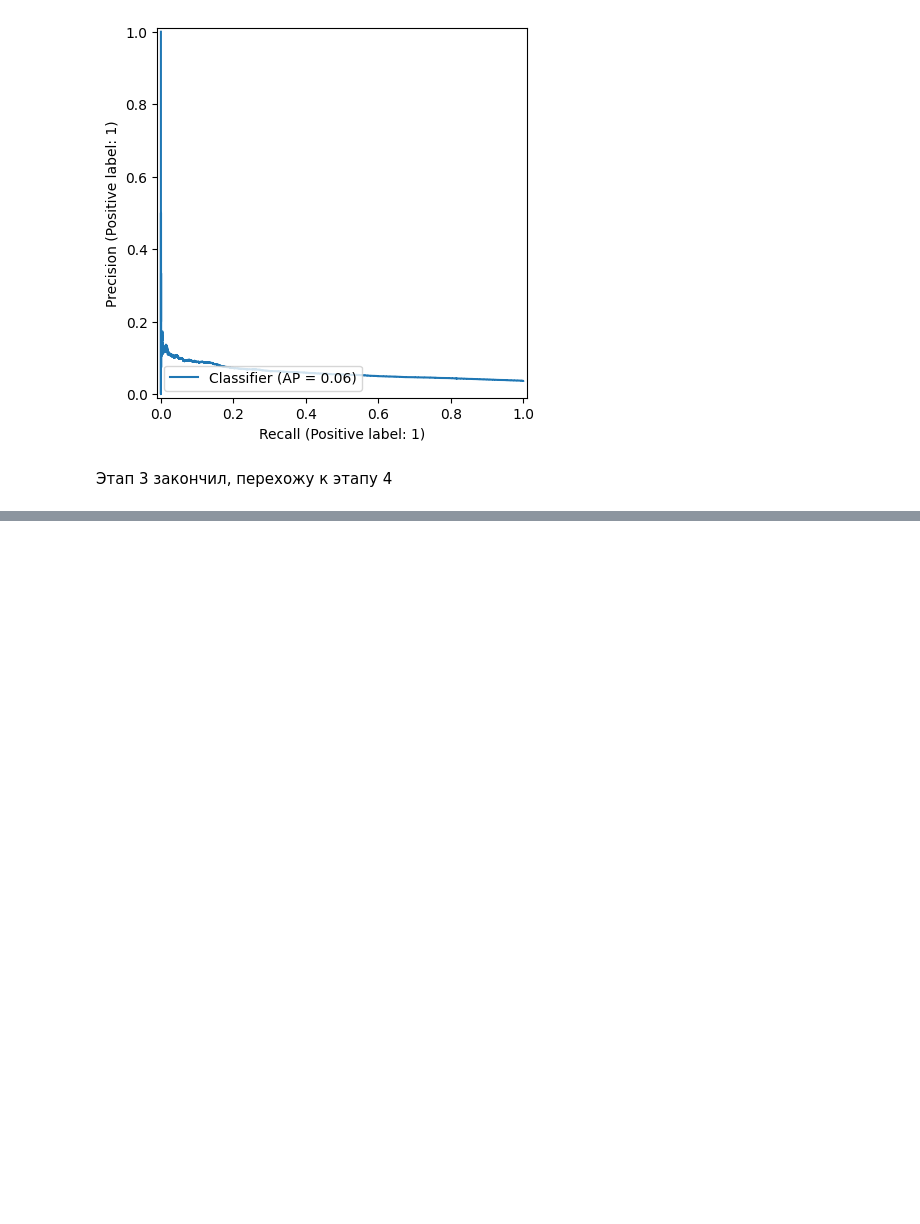
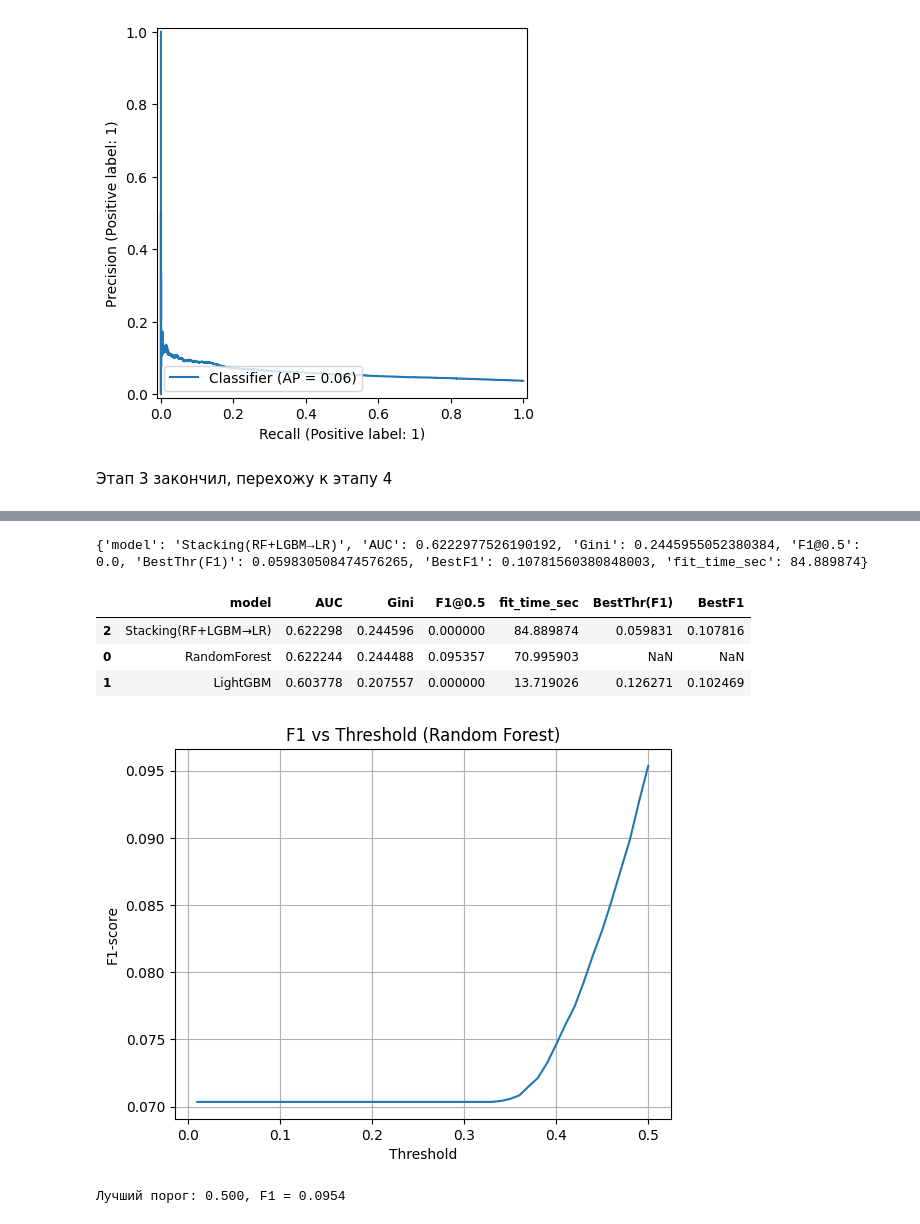
Before and after one commit to loriairakli5-png/ml-tasks, a Jupyter notebook: classification.ipynb, the cells around one changed output, grey strips where cells are left out. Saved outputs shown, nothing was run; the diff lists cells and outputs as text; code cells hidden in the pictures; blank space fills up the shorter version.

```diff
--- a/classification.ipynb
+++ b/classification.ipynb
@@ -688,0 +512,77 @@ results
+# %%
+t0 = time.perf_counter()
+
+# 1) дообучаем базовые модели на полном train
+rf_stack.fit(X_train, y_train)
+lgb_stack.fit(
+    X_train, y_train,
+    eval_set=[(X_valid, y_valid)],
+    eval_metric="auc",
+    callbacks=[
+        lgb.early_stopping(200, verbose=False),
+        lgb.log_evaluation(0)
+    ]
+)
+
+# 2) получаем два прогноза на valid
+rf_va = rf_stack.predict_proba(X_valid)[:, 1]
+lgb_va = lgb_stack.predict_proba(X_valid)[:, 1]
+
+# 3) мета-модель делает финальную вероятность
+X_meta_valid = np.column_stack([rf_va, lgb_va])
+stack_proba = meta_model.predict_proba(X_meta_valid)[:, 1]
+
+# метрики
+auc_stack = roc_auc_score(y_valid, stack_proba)
+gini_stack = 2 * auc_stack - 1
+f1_stack_05 = f1_score(y_valid, (stack_proba >= 0.5).astype(int), zero_division=0)
+
+# лучший порог под F1
+thr_grid = np.linspace(0.01, 0.5, 60)
+best_thr, best_f1 = 0.5, -1
+for thr in thr_grid:
+    f1 = f1_score(y_valid, (stack_proba >= thr).astype(int), zero_division=0)
+    if f1 > best_f1:
+        best_f1, best_thr = f1, thr
+
+stack_res = {
+    "model": "Stacking(RF+LGBM→LR)",
+    "AUC": float(auc_stack),
+    "Gini": float(gini_stack),
+    "F1@0.5": float(f1_stack_05),
+    "BestThr(F1)": float(best_thr),
+    "BestF1": float(best_f1),
+    "fit_time_sec": round(time.perf_counter() - t0, 6)
+}
+print(stack_res)
+# %% [output]
+{'model': 'Stacking(RF+LGBM→LR)', 'AUC': 0.6222977526190192, 'Gini': 0.2445955052380384, 'F1@0.5': 0.0, 'BestThr(F1)': 0.059830508474576265, 'BestF1': 0.10781560380848003, 'fit_time_sec': 84.889874}
+# %%
+results = pd.DataFrame([rf_res, lgb_res, stack_res]).sort_values("Gini", ascending=False)
+results
+# %% [output]
+|  | model | AUC | Gini | F1@0.5 | fit_time_sec | BestThr(F1) | BestF1 |
+| 2 | Stacking(RF+LGBM→LR) | 0.622298 | 0.244596 | 0.000000 | 84.889874 | 0.059831 | 0.107816 |
+| 0 | RandomForest | 0.622244 | 0.244488 | 0.095357 | 70.995903 | NaN | NaN |
+| 1 | LightGBM | 0.603778 | 0.207557 | 0.000000 | 13.719026 | 0.126271 | 0.102469 |
+# %%
+y_proba = rf_best.predict_proba(X_valid)[:, 1]
+
+thresholds = np.linspace(0.01, 0.5, 50)
+f1_scores = [f1_score(y_valid, (y_proba >= thr).astype(int), zero_division=0)
+             for thr in thresholds]
+
+best_thr = thresholds[np.argmax(f1_scores)]
+best_f1 = np.max(f1_scores)
+
+plt.plot(thresholds, f1_scores)
+plt.xlabel("Threshold")
+plt.ylabel("F1-score")
+plt.title("F1 vs Threshold (Random Forest)")
+plt.grid(True)
+plt.show()
+
+print(f"Лучший порог: {best_thr:.3f}, F1 = {best_f1:.4f}")
+# %% [output]
+[figure, added]
+Лучший порог: 0.500, F1 = 0.0954
```
Also changed, not shown: parts of 11 cells of this notebook.
